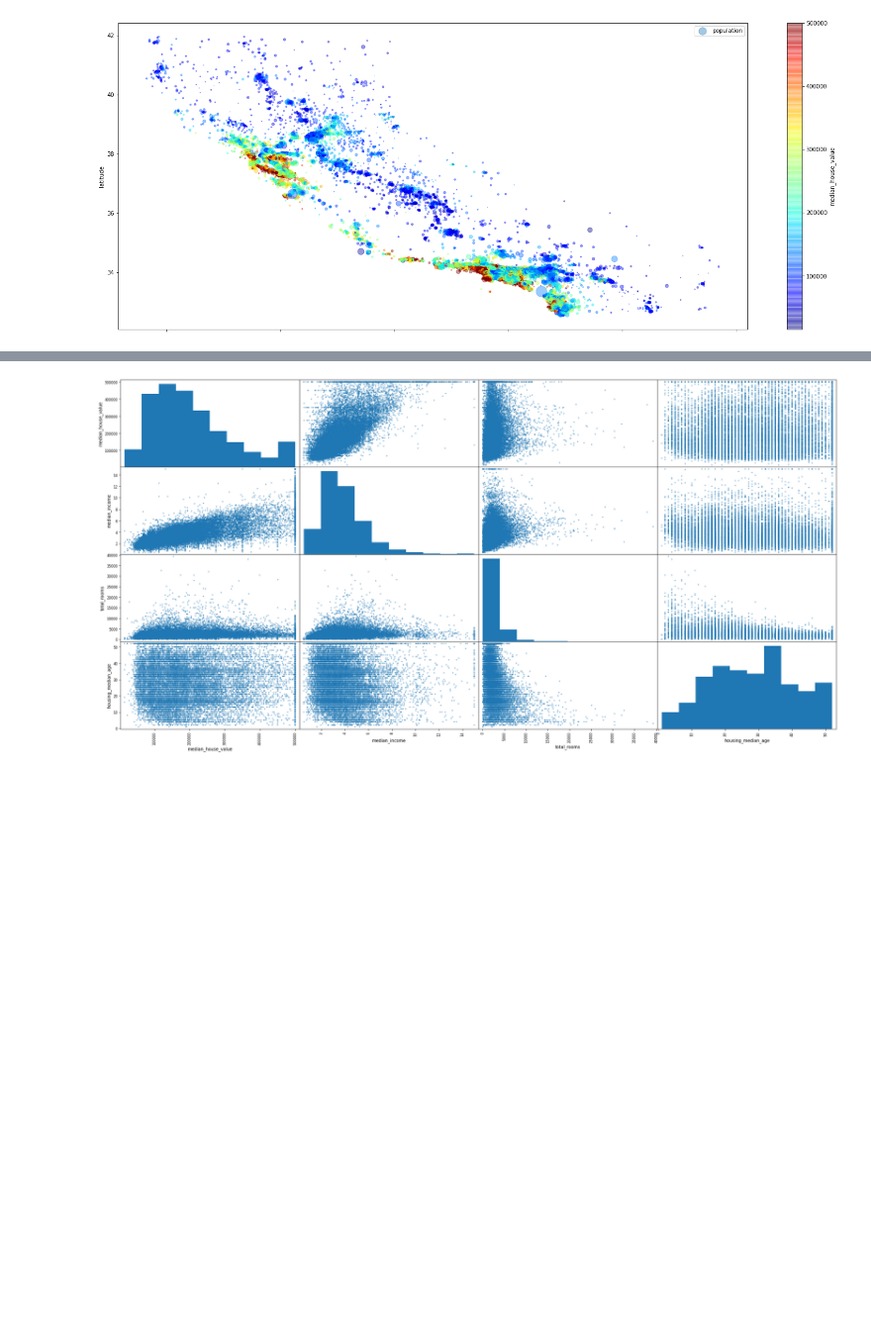
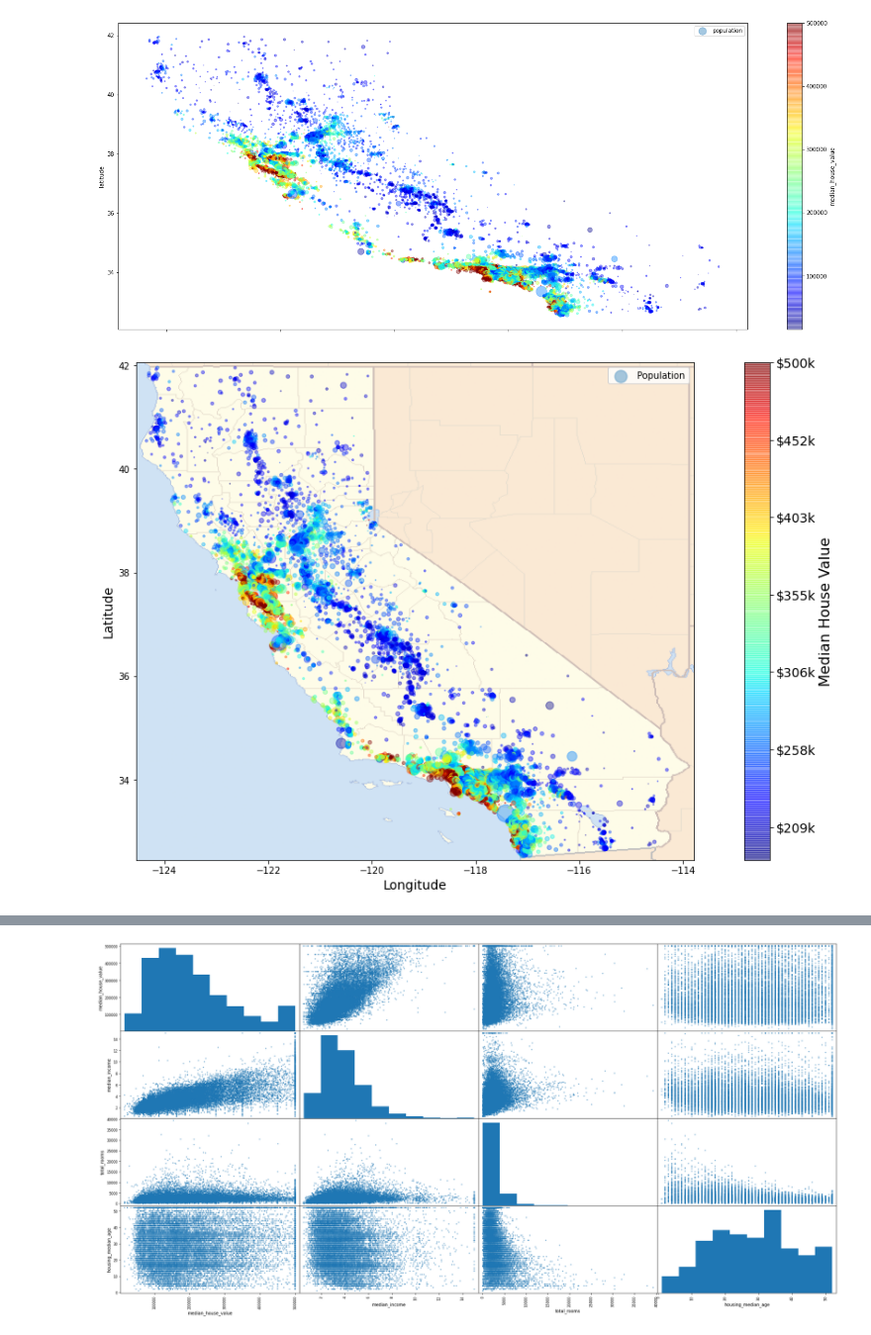
Before and after one commit to trizkynoviandy/california-housing-price, a Jupyter notebook: california_housing_price.ipynb, the cells around one changed output, grey strips where cells are left out. Shown at 99% size. Saved outputs shown, nothing was run; the diff lists cells and outputs as text; code cells hidden in the pictures; blank space fills up the shorter version.

```diff
--- a/california_housing_price.ipynb
+++ b/california_housing_price.ipynb
@@ -83,6 +85,28 @@ plt.legend()
 plt.show()
 # %% [output]
 [figure]
+# %%
+filename = "figures/california.png"
+california_img=mpimg.imread(filename)
+
+ax = df.plot(kind="scatter", x="longitude", y="latitude", figsize=(20,10),
+                  s=df['population']/100, label="Population",
+                  c="median_house_value", cmap=plt.get_cmap("jet"),
+                  colorbar=False, alpha=0.4)
+plt.imshow(california_img, extent=[-124.55, -113.80, 32.45, 42.05], alpha=0.5, cmap=plt.get_cmap("jet"))
+plt.ylabel("Latitude", fontsize=14)
+plt.xlabel("Longitude", fontsize=14)
+
+prices = df["median_house_value"]
+tick_values = np.linspace(prices.min(), prices.max(), 11)
+cbar = plt.colorbar(ticks=tick_values/prices.max())
+cbar.ax.set_yticklabels(["$%dk"%(round(v/1000)) for v in tick_values], fontsize=14)
+cbar.set_label('Median House Value', fontsize=16)
+
+plt.legend()
+plt.show()
+# %% [output]
+[figure, added]
 # %%
 correlation_matrix = df.corr()
 correlation_matrix
```
Also changed, not shown: parts of 1 cell of this notebook.
